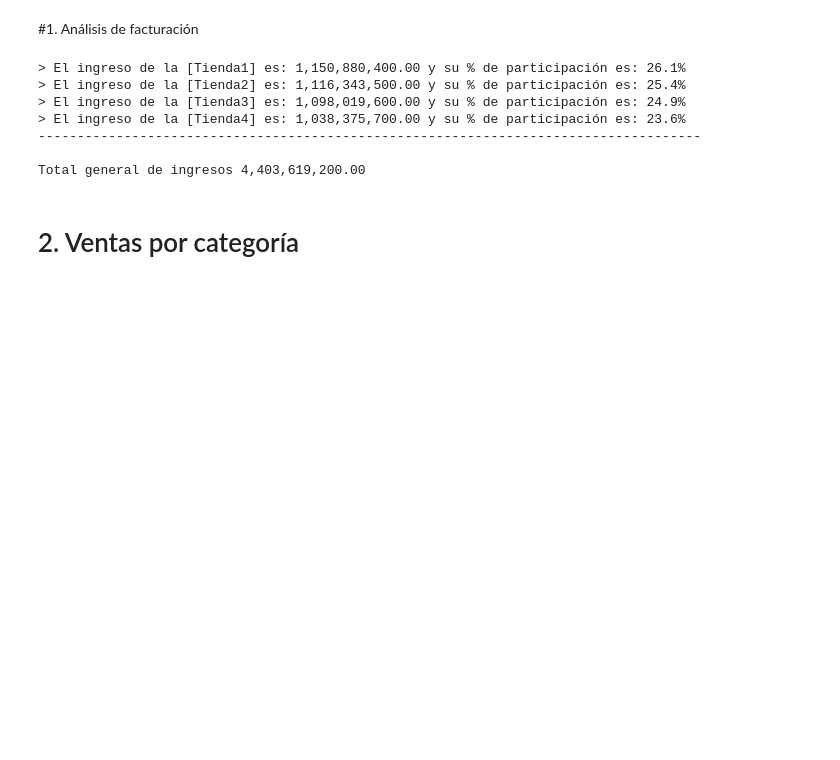
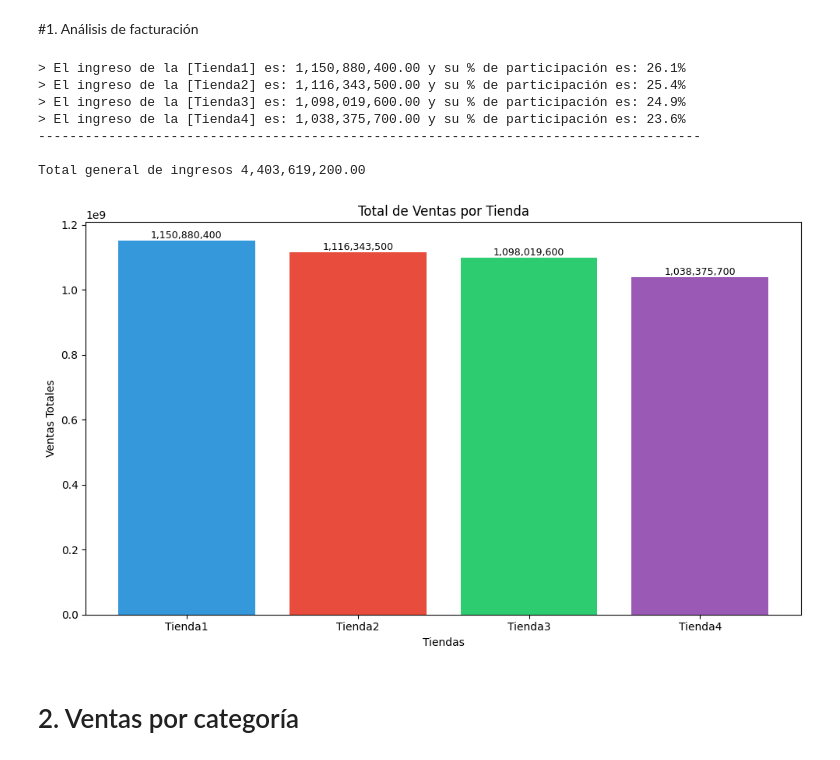
Before and after one commit to MyAppsTest/AnalisisTiendasDonJuan, a Jupyter notebook: AluraStoreLatam.ipynb, the cells around one changed output. Saved outputs shown, nothing was run; the diff lists cells and outputs as text; code cells hidden in the pictures; blank space fills up the shorter version.

```diff
--- a/AluraStoreLatam.ipynb
+++ b/AluraStoreLatam.ipynb
@@ -56,6 +56,44 @@ print(f"Total general de ingresos {formatear_moneda(total_tiendas)}")
 -------------------------------------------------------------------------------------
 
 Total general de ingresos 4,403,619,200.00
+# %%
+#GRAFICA
+import matplotlib.pyplot as plt
+
+colores = ['#3498db', '#e74c3c', '#2ecc71', '#9b59b6', '#f1c40f', '#e67e22', '#1abc9c']
+
+tienda['tienda']="Tienda1"
+tienda2['tienda']="Tienda2"
+tienda3['tienda']="Tienda3"
+tienda4['tienda']="Tienda4"
+
+tiendas_juan=pd.concat([tienda, tienda2, tienda3, tienda4], ignore_index=True)
+ventas_por_tienda=tiendas_juan.groupby('tienda')['Precio'].sum().reset_index()
+ventas_por_tienda.columns = ["tienda", "Precio"]
+
+plt.figure(figsize=(10, 6))
+bars= plt.bar(ventas_por_tienda.tienda, ventas_por_tienda.Precio, color=colores[:len(ventas_por_tienda)])
+
+for bar in bars:
+    y_val = bar.get_height()
+    plt.text(
+        bar.get_x() + bar.get_width() / 2,
+        y_val,
+        f"{y_val:,.0f}",
+        ha='center',
+        va='bottom',
+        fontsize=9,
+        color='black'
+    )
+
+plt.title("Total de Ventas por Tienda")
+plt.xlabel("Tiendas")
+plt.ylabel("Ventas Totales")
+plt.xticks(rotation=0)
+plt.tight_layout()
+plt.show()
+# %% [output]
+[figure, added]
 # %% [markdown]
 # 2. Ventas por categoría
 # %%
```
